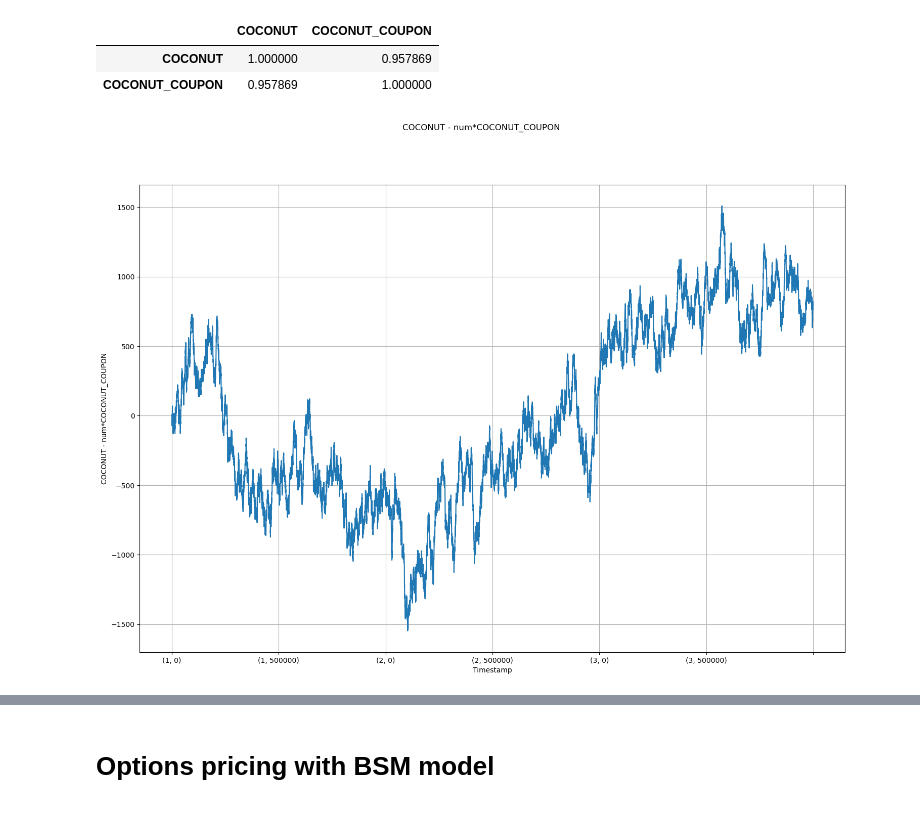
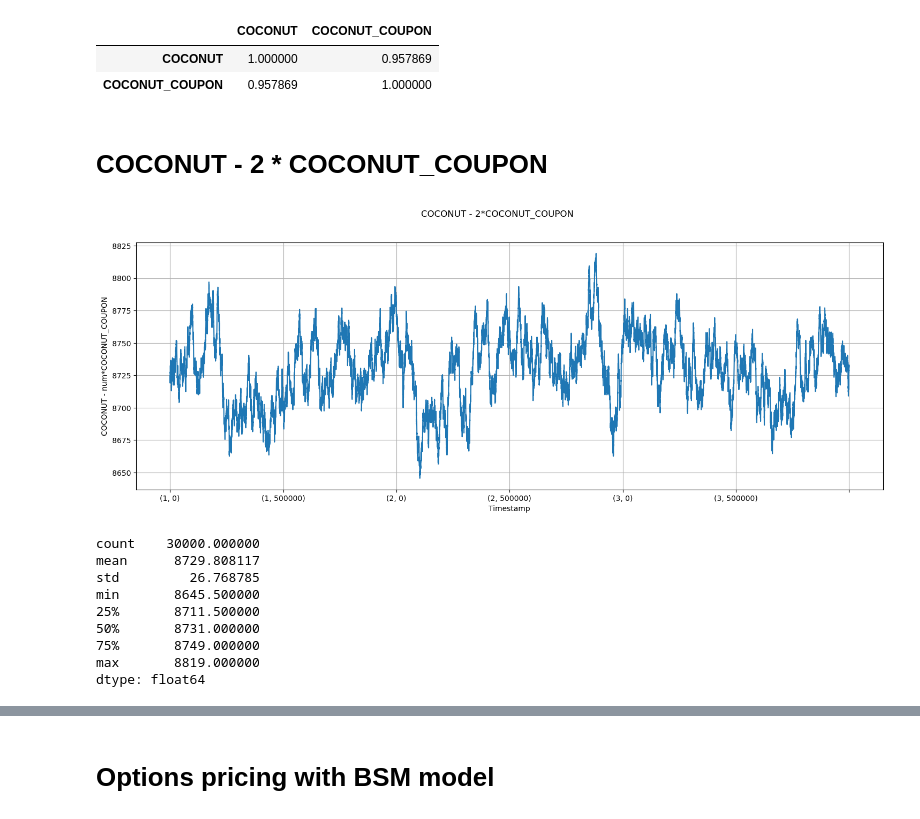
Before and after one commit to Meilism/IMC-Prosperity-Trading-Challenge, a Jupyter notebook: JM/analysis/data_analysis_4.ipynb, the cells around one changed output, grey strips where cells are left out. Drawn from its saved outputs; the diff is of its cells as text; code cells hidden in the pictures.

```diff
--- a/JM/analysis/data_analysis_4.ipynb
+++ b/JM/analysis/data_analysis_4.ipynb
@@ -128,16 +128,31 @@ data.corr()
 |  | COCONUT | COCONUT_COUPON |
 | COCONUT | 1.000000 | 0.957869 |
 | COCONUT_COUPON | 0.957869 | 1.000000 |
+# %% [markdown]
+# COCONUT - 2 * COCONUT_COUPON
 # %%
-num = data['COCONUT'].sum()/data['COCONUT_COUPON'].sum()
+# num = data['COCONUT'].sum()/data['COCONUT_COUPON'].sum()
+num = 2
 diff = data['COCONUT'] - num*data['COCONUT_COUPON']
 
-fig, ax = plt.subplots(figsize=(18, 12))
-fig.suptitle('COCONUT - num*COCONUT_COUPON')
+fig, ax = plt.subplots(figsize=(18, 6))
+fig.suptitle(f'COCONUT - {num}*COCONUT_COUPON')
 diff.plot(ax=ax)
 plt.xlabel('Timestamp')
 plt.ylabel('COCONUT - num*COCONUT_COUPON')
 plt.grid()
 plt.show()
 # %% [output]
-[figure, old version]
+[figure, new version]
+# %%
+diff.describe()
+# %% [output]
+count    30000.000000
+mean      8729.808117
+std         26.768785
+min       8645.500000
+25%       8711.500000
+50%       8731.000000
+75%       8749.000000
+max       8819.000000
+dtype: float64
```
Also changed, not shown: parts of 4 cells of this notebook, 4 other files.
